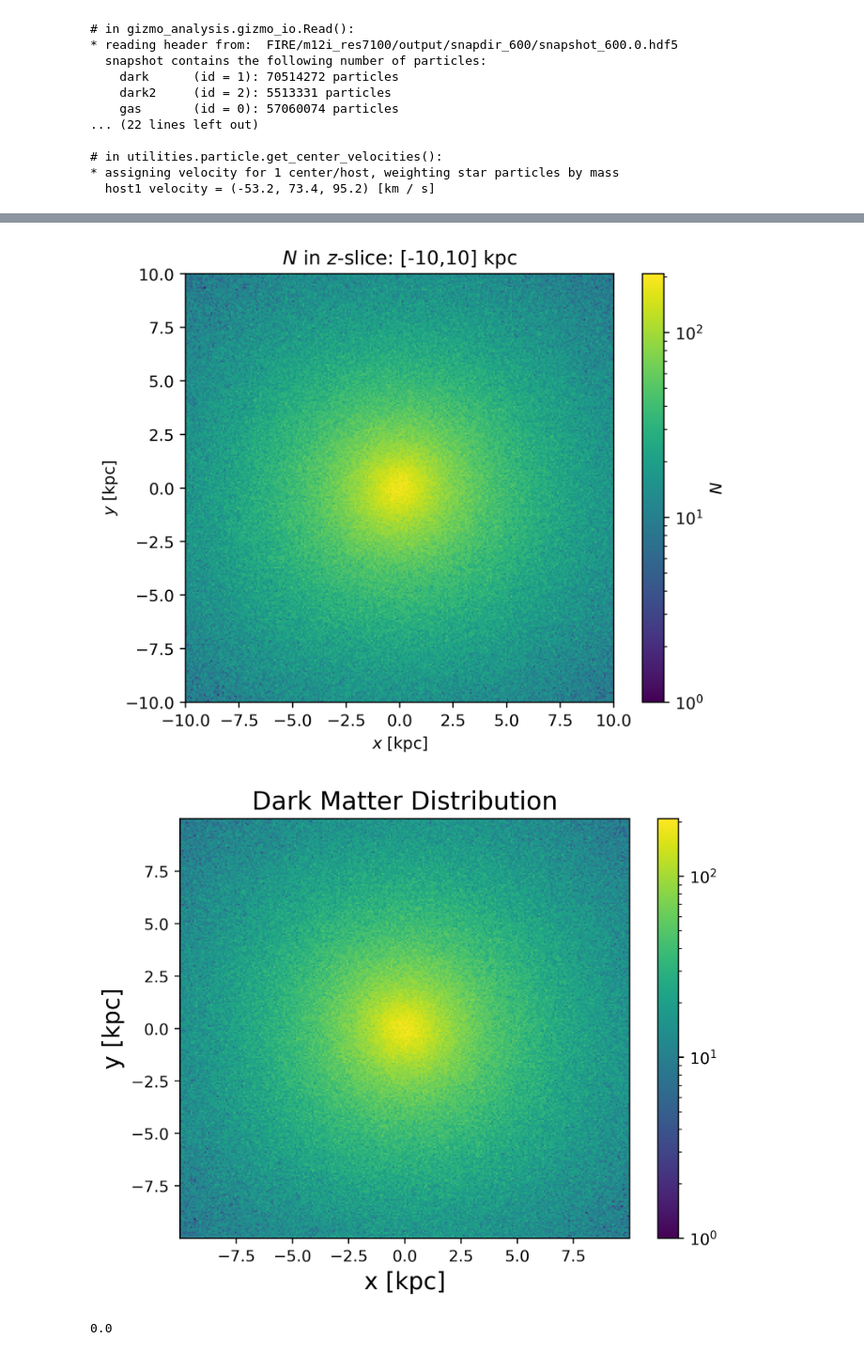
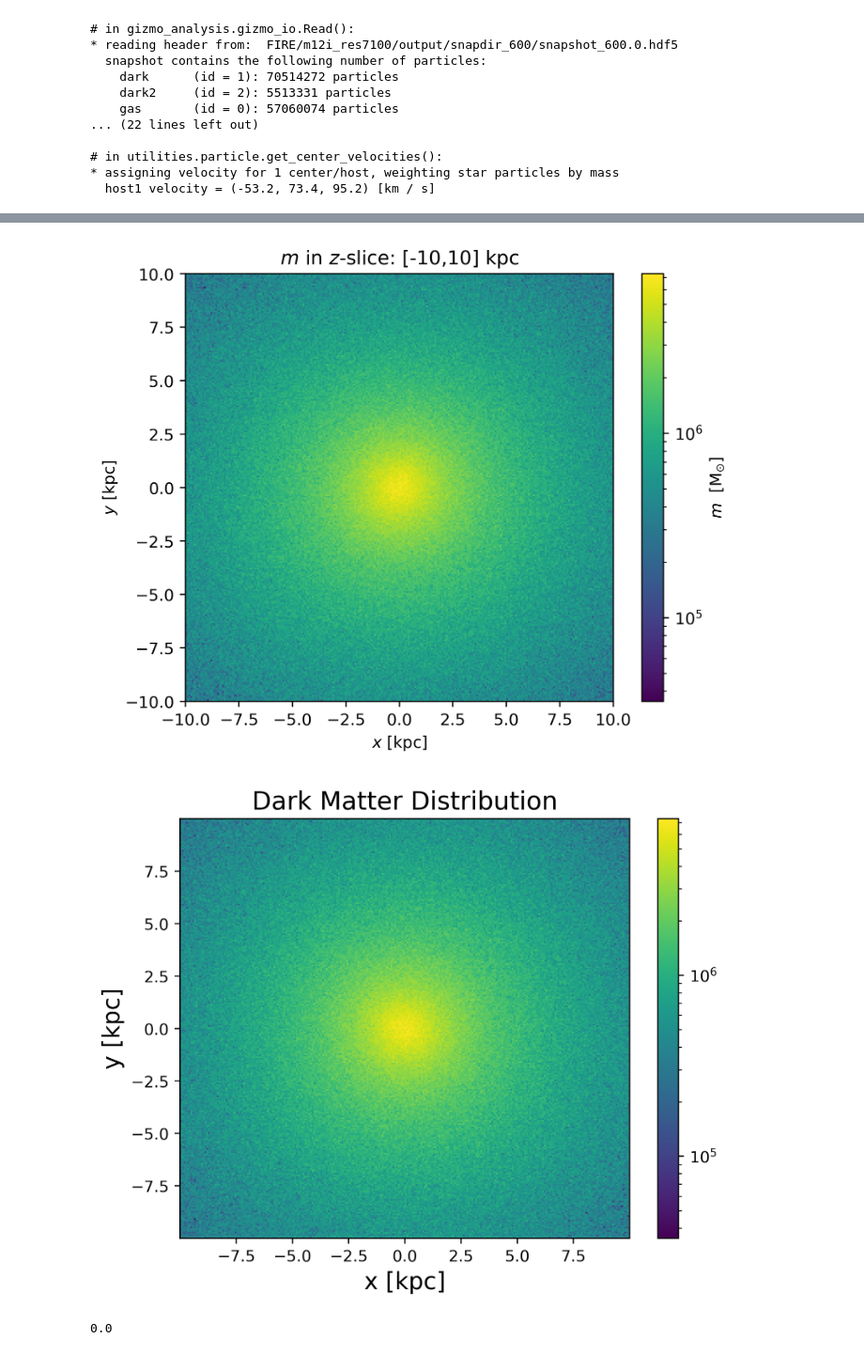
Before and after one commit to msekatchev/nugget_emissions_backup, a Jupyter notebook: FIRE_create_data_cubes.ipynb, the cells around one changed output, grey strips where cells are left out. Shown at 94% size. Cells and saved outputs as stored; diff of their text form; code cells hidden in the pictures.

Commit message:
Data cube creation updates

```diff
--- a/FIRE_create_data_cubes.ipynb
+++ b/FIRE_create_data_cubes.ipynb
@@ -38,8 +40,9 @@ part = gizmo.io.Read.read_snapshots('all', 'redshift', 0, simulation_directory)
 * assigning velocity for 1 center/host, weighting star particles by mass
   host1 velocity = (-53.2, 73.4, 95.2) [km / s]
 # %%
+# define cube resolution parameters
 cube_length       = 20
-voxel_resolution  = 2**8
+voxel_resolution  = 2**3
 
 voxel_length = cube_length / voxel_resolution * u.kpc
 voxel_volume = voxel_length**3
@@ -55,0 +49,9 @@ voxel_coords = np.array([bin_centers, bin_centers, bin_centers])
+# %%
+# create bins based on defined resolution parameters
+bins = np.linspace(-cube_length/2,cube_length/2,voxel_resolution+1)
+# bin center coordinates will be used to identify voxels
+bin_centers = (bins[1:] + bins[:-1])/2
+voxel_centers = np.array([bin_centers, bin_centers, bin_centers])
+
+# create empty dictionaries for dark matter and gas components
+dark_mat, neut_gas, ioni_gas = {}, {}, {}
@@ -55,0 +147,17 @@ voxel_coords = np.array([bin_centers, bin_centers, bin_centers])
+# %%
+dark_mat["density"] = (dark_mat["mass_count"] * u.solMass).to(u.kg) / voxel_volume.to(u.m**3)
+neut_gas["density"] = (neut_gas["mass_count"] * u.solMass).to(u.kg) / voxel_volume.to(u.m**3)
+ioni_gas["density"] = (ioni_gas["mass_count"] * u.solMass).to(u.kg) / voxel_volume.to(u.m**3)
+
+z_slice_min, z_slice_max = [-10,10]
+mask = (voxel_centers[2] >= z_slice_min) & (voxel_centers[2] < z_slice_max)
+slice_count = np.sum(dark_mat["density"][:,:,mask], axis=2)
+
+plt.figure(dpi=400)
+plt.imshow(slice_count, extent=[-10, 10, -10, 10], norm = matplotlib.colors.LogNorm())
+plt.colorbar(label='$\\rho_{DM}$  [kg/m$^3$]')
+plt.xlabel('$x$ [kpc]')
+plt.ylabel('$y$ [kpc]')
+# plt.title("$\rho_{DM}$")
+plt.title("$\\rho_{DM}$ in $z$-slice: ["+str(z_slice_min)+", "+str(z_slice_max)+"] kpc")
+plt.show()
@@ -58,39 +231,42 @@ perform_sanity_check = True
 
 if perform_sanity_check:
     z_slice_min, z_slice_max = [-10,10]
     mask = (voxel_coords[2] >= z_slice_min) & (voxel_coords[2] < z_slice_max)
     slice_count = np.sum(count[:,:,mask], axis=2)
 
     plt.figure(dpi=400)
     plt.imshow(slice_count, extent=[-10, 10, -10, 10], norm = matplotlib.colors.LogNorm())
-    plt.colorbar(label='$N$')
+    plt.colorbar(label='$m$  [M$_{\odot}$]')
     plt.xlabel('$x$ [kpc]')
     plt.ylabel('$y$ [kpc]')
-    plt.title(f"$N$ in $z$-slice: [{z_slice_min},{z_slice_max}] kpc")
+    plt.title(f"$m$ in $z$-slice: [{z_slice_min},{z_slice_max}] kpc")
     plt.show()
 
     ##############################################################################
 
-    cube_coords = coords[np.where(np.abs(coords[:,0]) < cube_length/2)]
-    cube_coords = cube_coords[np.where(np.abs(cube_coords[:,1]) < cube_length/2)]
-    cube_coords = cube_coords[np.where(np.abs(cube_coords[:,2]) < cube_length/2)]
+    within_cube = np.where((np.abs(coords[:,0]) < cube_length/2) &
+                           (np.abs(coords[:,1]) < cube_length/2) &
+                           (np.abs(coords[:,2]) < cube_length/2))
+
+    cube_coords = coords[within_cube]
 
     fig = plt.figure(dpi=400)
     ax = plt.gca()
     histo = ax.hist2d(cube_coords[:,0],
              cube_coords[:,1],
              bins = 256,
-             norm = matplotlib.colors.LogNorm())
+             norm = matplotlib.colors.LogNorm(),
+             weights = part['dark'].prop('mass')[within_cube])
     fig.colorbar(histo[3], ax=ax)
 
     ax.set_xlabel("x [kpc]",size=15)
     ax.set_ylabel("y [kpc]",size=15)
     ax.set_title("Dark Matter Distribution", size=16)
 
     plt.show()
 
     print(np.sum(slice_count - histo[0]))
 # %% [output]
-[figure, old version]
+[figure, new version]
-[figure, old version]
+[figure, new version]
 0.0
```
Also changed, not shown: parts of 26 cells of this notebook, 1 other file.
